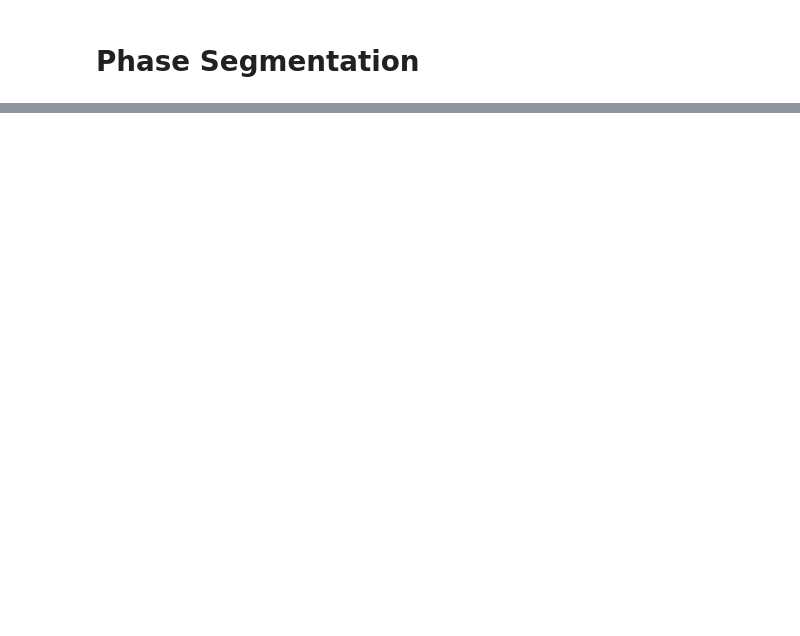
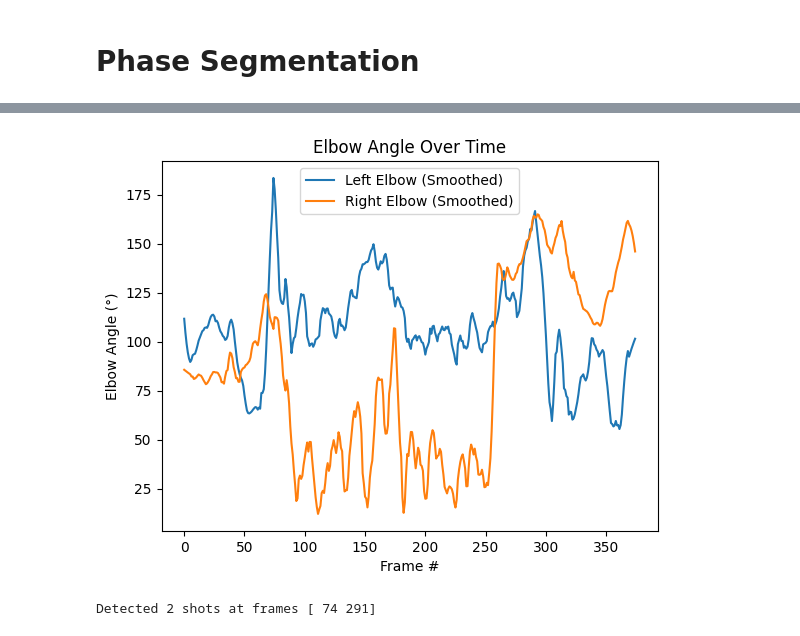
Before and after one commit to AniiiiKeT/TrueForm, a Jupyter notebook: notebooks/pose_detector_v2.ipynb, the cells around one changed output, grey strips where cells are left out. Cells and saved outputs as stored; diff of their text form; code cells hidden in the pictures; blank space fills up the shorter version.

```diff
--- a/notebooks/pose_detector_v2.ipynb
+++ b/notebooks/pose_detector_v2.ipynb
@@ -154,0 +171,29 @@ plt.show()
+# %%
+from scipy.signal import savgol_filter
+from scipy.signal import find_peaks
+
+
+window_length = 11  # must be odd, and < len(signal)
+polyorder     = 2
+
+left_smooth  = savgol_filter(left_elbow,  window_length, polyorder)
+right_smooth = savgol_filter(right_elbow, window_length, polyorder)
+
+plt.figure()
+plt.plot(range(F), left_smooth, label='Left Elbow (Smoothed)')
+plt.plot(range(F), right_smooth, label='Right Elbow (Smoothed)')
+plt.xlabel('Frame #')
+plt.ylabel('Elbow Angle (°)')
+plt.title('Elbow Angle Over Time')
+plt.legend()
+plt.show()
+# %% [output]
+[figure, added]
+# %%
+peaks, props = find_peaks(left_smooth, height=155, distance=60)
+# – height=155° ensures we only pick “full-draw” peaks
+# – distance=30 frames separates shots by at least 1 second (if 30 fps)
+
+print(f"Detected {len(peaks)} shots at frames {peaks}")
+# %% [output]
+Detected 2 shots at frames [ 74 291]
```
Also changed, not shown: parts of 10 cells of this notebook, 1 other file.
